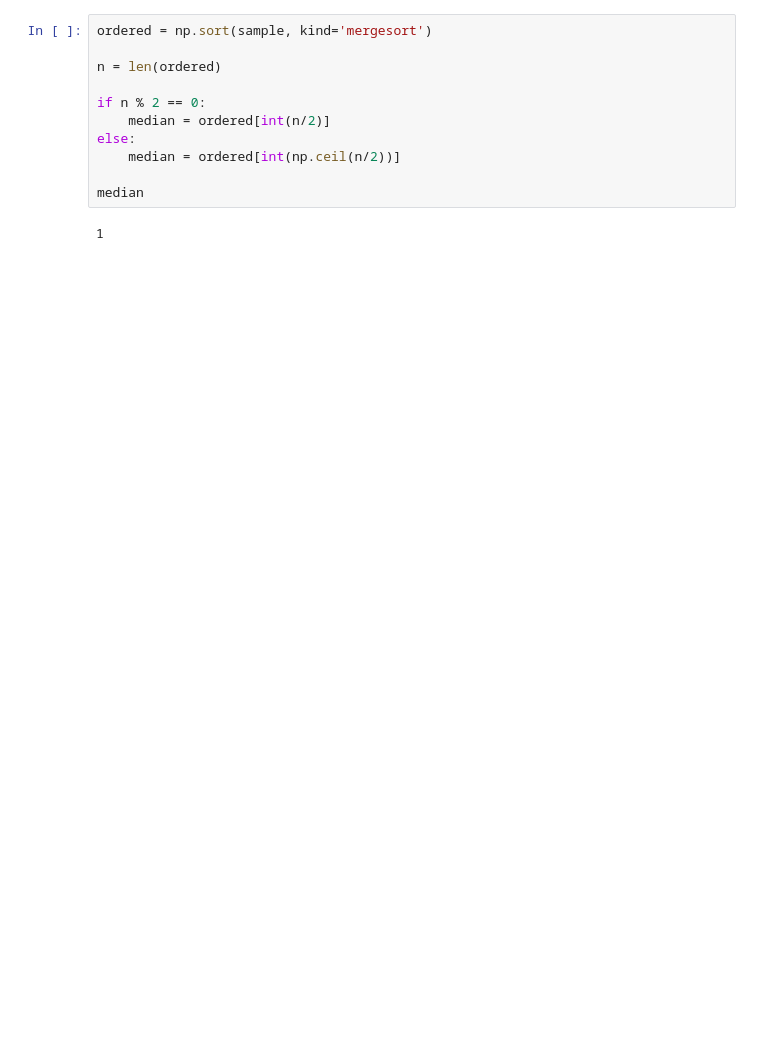
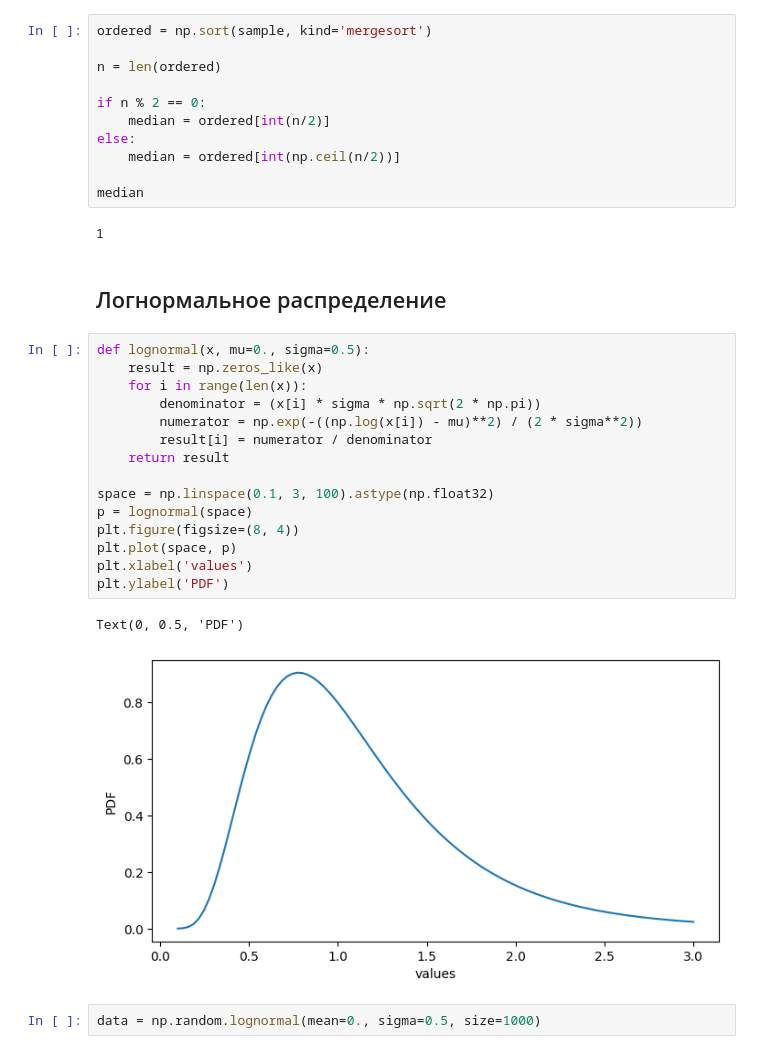
Before and after one commit to ordevoir/Mathematics, a Jupyter notebook: PT_RV_base.ipynb, the cells around one changed output. Cells and saved outputs as stored; diff of their text form; blank space fills up the shorter version.

```diff
--- a/PT_RV_base.ipynb
+++ b/PT_RV_base.ipynb
@@ -258,3 +309,25 @@ else:
 median
 # %% [output]
 1
+# %% [markdown]
+## Логнормальное распределение
+# %%
+def lognormal(x, mu=0., sigma=0.5):
+    result = np.zeros_like(x)
+    for i in range(len(x)):
+        denominator = (x[i] * sigma * np.sqrt(2 * np.pi))
+        numerator = np.exp(-((np.log(x[i]) - mu)**2) / (2 * sigma**2))
+        result[i] = numerator / denominator
+    return result
+
+space = np.linspace(0.1, 3, 100).astype(np.float32)
+p = lognormal(space)
+plt.figure(figsize=(8, 4))
+plt.plot(space, p)
+plt.xlabel('values')
+plt.ylabel('PDF')
+# %% [output]
+Text(0, 0.5, 'PDF')
+[figure, added]
+# %%
+data = np.random.lognormal(mean=0., sigma=0.5, size=1000)
```
Also changed, not shown: parts of 21 cells of this notebook.
